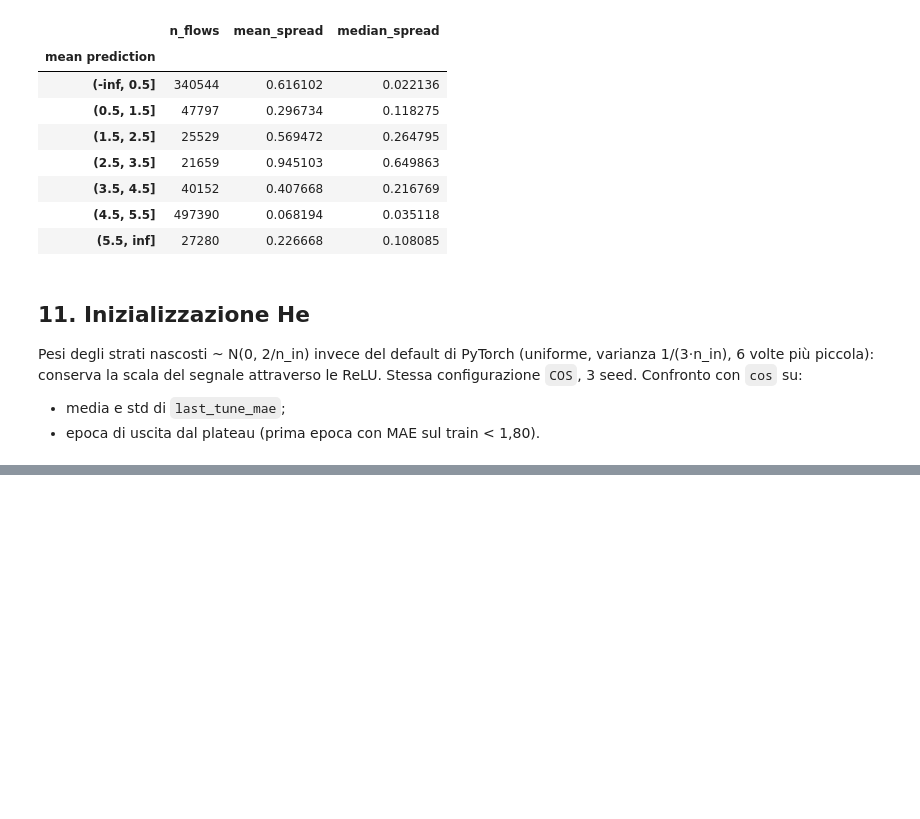
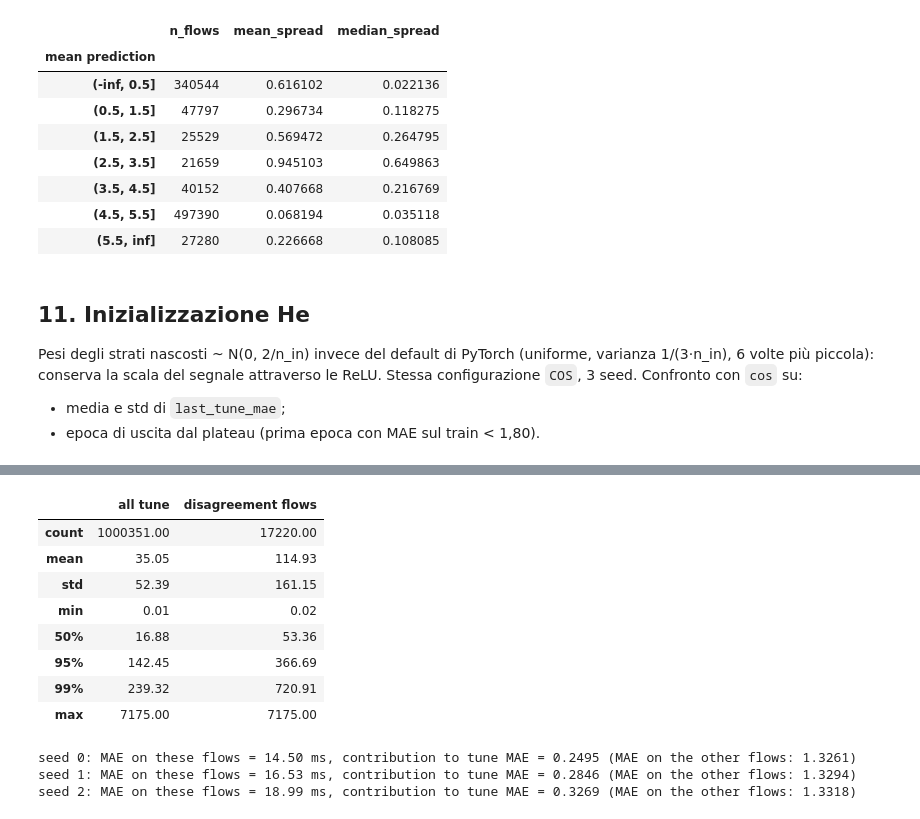
Before and after one commit to giovannipavan/flow-tokenization, a Jupyter notebook: scratch/baselineB3.ipynb, the cells around one changed output, grey strips where cells are left out. Drawn from its saved outputs; the diff is of its cells as text; code cells hidden in the pictures; blank space fills up the shorter version.

```diff
--- a/scratch/baselineB3.ipynb
+++ b/scratch/baselineB3.ipynb
@@ -775,0 +781,27 @@ epoch  2  lr 3.0e-03  train 1.8899  tune 1.6773  (8.9 s)
+# %%
+# start_rtt: tutti i flow del tune vs flow con forte disaccordo
+comp = pd.DataFrame({
+    "all tune":           pd.Series(rtt_tu).describe(percentiles=[0.5, 0.95, 0.99]),
+    "disagreement flows": pd.Series(rtt_tu[mask]).describe(percentiles=[0.5, 0.95, 0.99]),
+})
+display(comp.round(2))
+
+# quanto contribuiscono alla MAE sul tune
+for s in range(3):
+    err = np.abs(preds[s] - y_tu)
+    print(f"seed {s}: MAE on these flows = {err[mask].mean():.2f} ms, "
+          f"contribution to tune MAE = {err[mask].sum() / len(y_tu):.4f} "
+          f"(MAE on the other flows: {err[~mask].mean():.4f})")
+# %% [output]
+|  | all tune | disagreement flows |
+| count | 1000351.00 | 17220.00 |
+| mean | 35.05 | 114.93 |
+| std | 52.39 | 161.15 |
+| min | 0.01 | 0.02 |
+| 50% | 16.88 | 53.36 |
+| 95% | 142.45 | 366.69 |
+| 99% | 239.32 | 720.91 |
+| max | 7175.00 | 7175.00 |
+seed 0: MAE on these flows = 14.50 ms, contribution to tune MAE = 0.2495 (MAE on the other flows: 1.3261)
+seed 1: MAE on these flows = 16.53 ms, contribution to tune MAE = 0.2846 (MAE on the other flows: 1.3294)
+seed 2: MAE on these flows = 18.99 ms, contribution to tune MAE = 0.3269 (MAE on the other flows: 1.3318)
```
Also changed, not shown: parts of 6 cells of this notebook.
